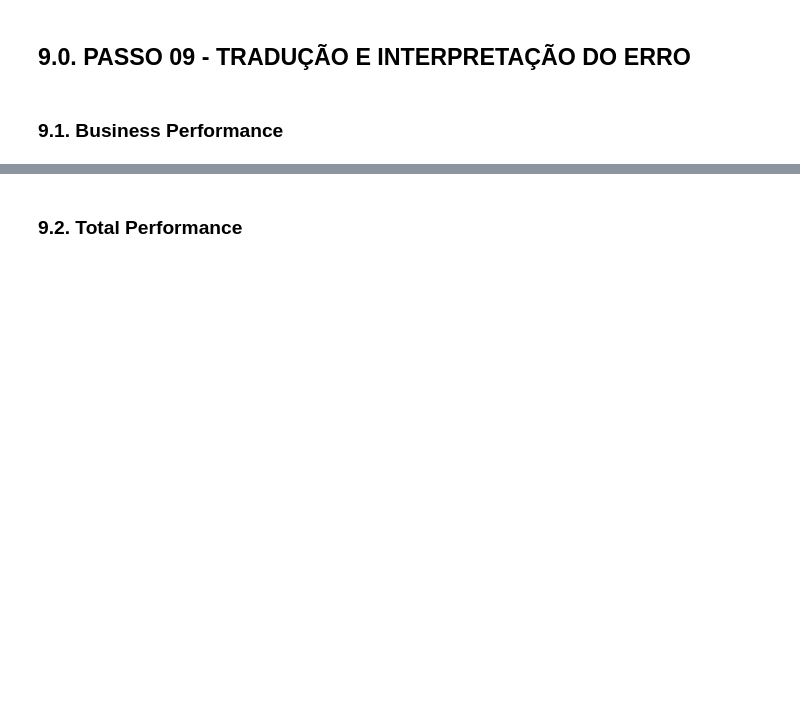
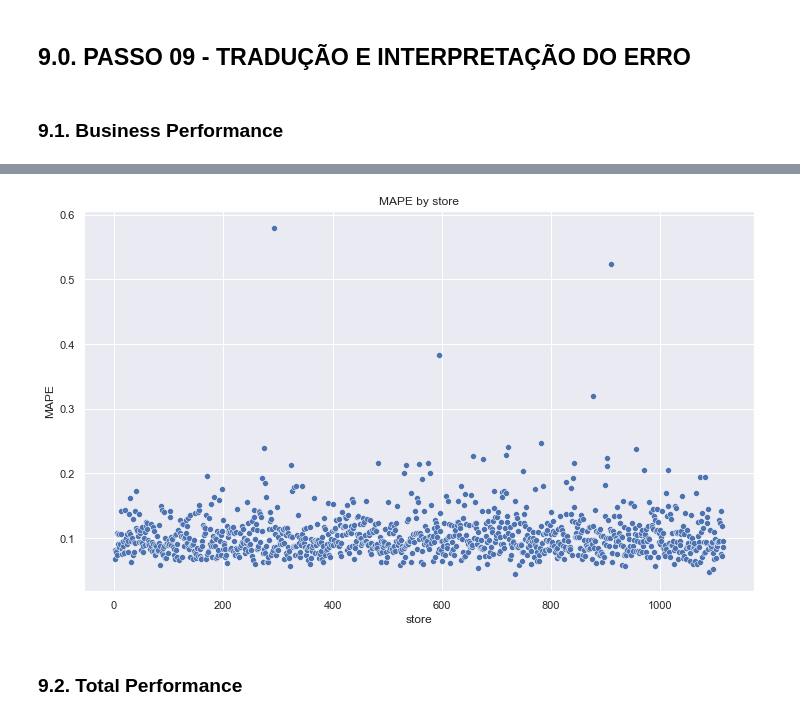
Before and after one commit to heitorfe/rossman-sales-predict, a Jupyter notebook: rossmann-sales-predict.ipynb, the cells around one changed output, grey strips where cells are left out. Saved outputs shown, nothing was run; the diff lists cells and outputs as text; code cells hidden in the pictures; blank space fills up the shorter version.

```diff
--- a/rossmann-sales-predict.ipynb
+++ b/rossmann-sales-predict.ipynb
@@ -1187,5 +1239,9 @@ df92.sort_values('predictions', ascending=False).head(10).reset_index(drop=True)
 # %%
-sns.scatterplot(x='store', y='MAPE', data=df92)
+plt.figure(figsize=(12,7))
+
+sns.scatterplot(x='store', y='MAPE', data=df92).set_title('MAPE by store');
+# %% [output]
+[figure, added]
 # %% [markdown]
 ### 9.2. Total Performance
 # %%
```
Also changed, not shown: parts of 36 cells of this notebook.
